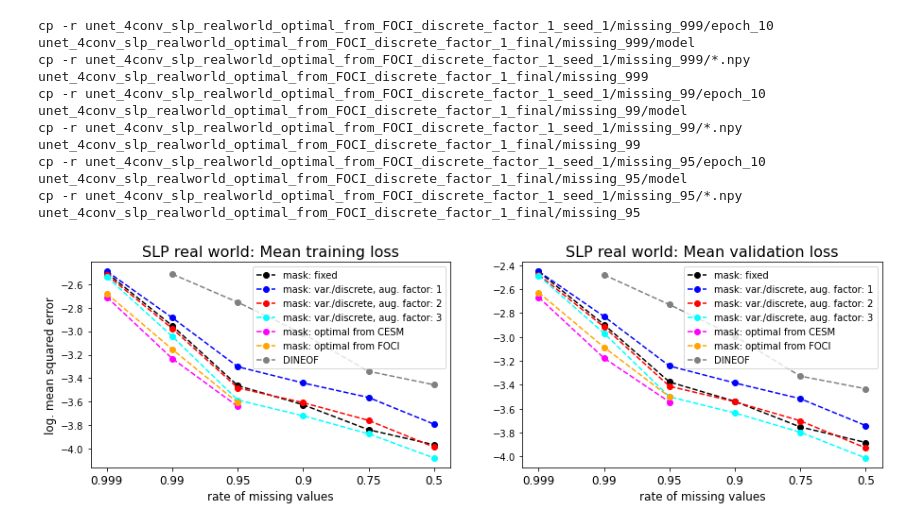
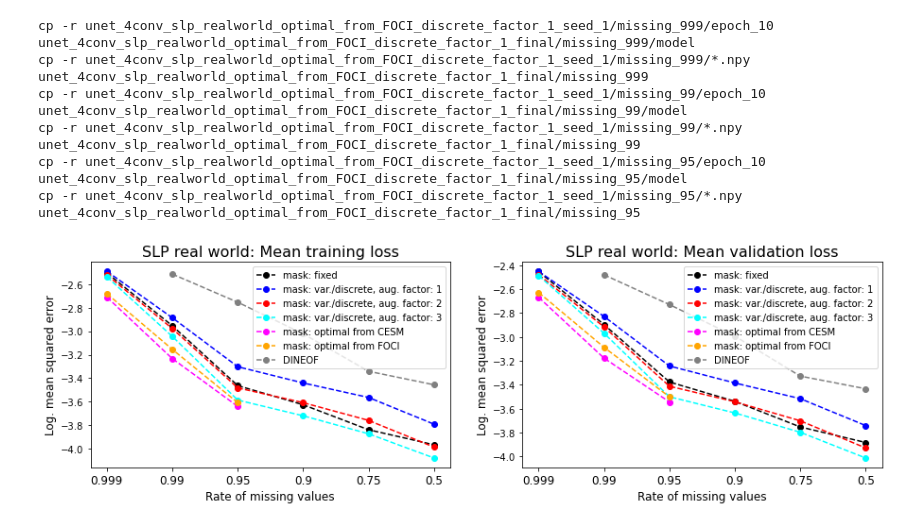
Before and after one commit to MarcoLandtHayen/reconstruct_missing_data, a Jupyter notebook: notebooks/01e_unet_4conv_slp_realworld_compare_loss.ipynb, the cells around one changed output. Cells and saved outputs as stored; diff of their text form; code cells hidden in the pictures.

Commit message:
Add figures for manuscript (#44)

```diff
--- a/notebooks/01e_unet_4conv_slp_realworld_compare_loss.ipynb
+++ b/notebooks/01e_unet_4conv_slp_realworld_compare_loss.ipynb
@@ -1187,34 +1187,35 @@ axes[0].plot(
     )
 
 axes[1].plot(
         np.log10(val_loss_min_mean_exp4b), color=colors[6],
         label = 'mask: optimal from FOCI',
         marker = 'o', linestyle = linestyles[6],
     )
 
 # exp0:
 axes[0].plot(
         np.arange(1,len(train_loss_mean_0)+1),train_loss_mean_0, color=colors[0],
         label = 'DINEOF',
         marker = 'o', linestyle = linestyles[0],
     )
 
 axes[1].plot(
         np.arange(1,len(val_loss_mean_0)+1),val_loss_mean_0, color=colors[0],
         label = 'DINEOF',
         marker = 'o', linestyle = linestyles[0],
     )
 
 # #plt.ylim(0.6, 0.8)
 axes[0].set_xticks(np.arange(0, len(missing_values), step=1), missing_values, fontsize=12)
 axes[1].set_xticks(np.arange(0, len(missing_values), step=1), missing_values, fontsize=12)
 axes[0].set_title('SLP real world: Mean training loss', fontsize=16)
 axes[1].set_title('SLP real world: Mean validation loss', fontsize=16)
-axes[0].set_xlabel('rate of missing values', fontsize=12)
-axes[1].set_xlabel('rate of missing values', fontsize=12)
-axes[0].set_ylabel('log. mean squared error', fontsize=12)
+axes[0].set_xlabel('Rate of missing values', fontsize=12)
+axes[1].set_xlabel('Rate of missing values', fontsize=12)
+axes[0].set_ylabel('Log. mean squared error', fontsize=12)
+axes[1].set_ylabel('Log. mean squared error', fontsize=12)
 axes[0].legend()
 axes[1].legend()
 plt.show()
 # %% [output]
-[figure, old version]
+[figure, new version]
```
Also changed, not shown: parts of 2 cells of this notebook, 11 other files.
